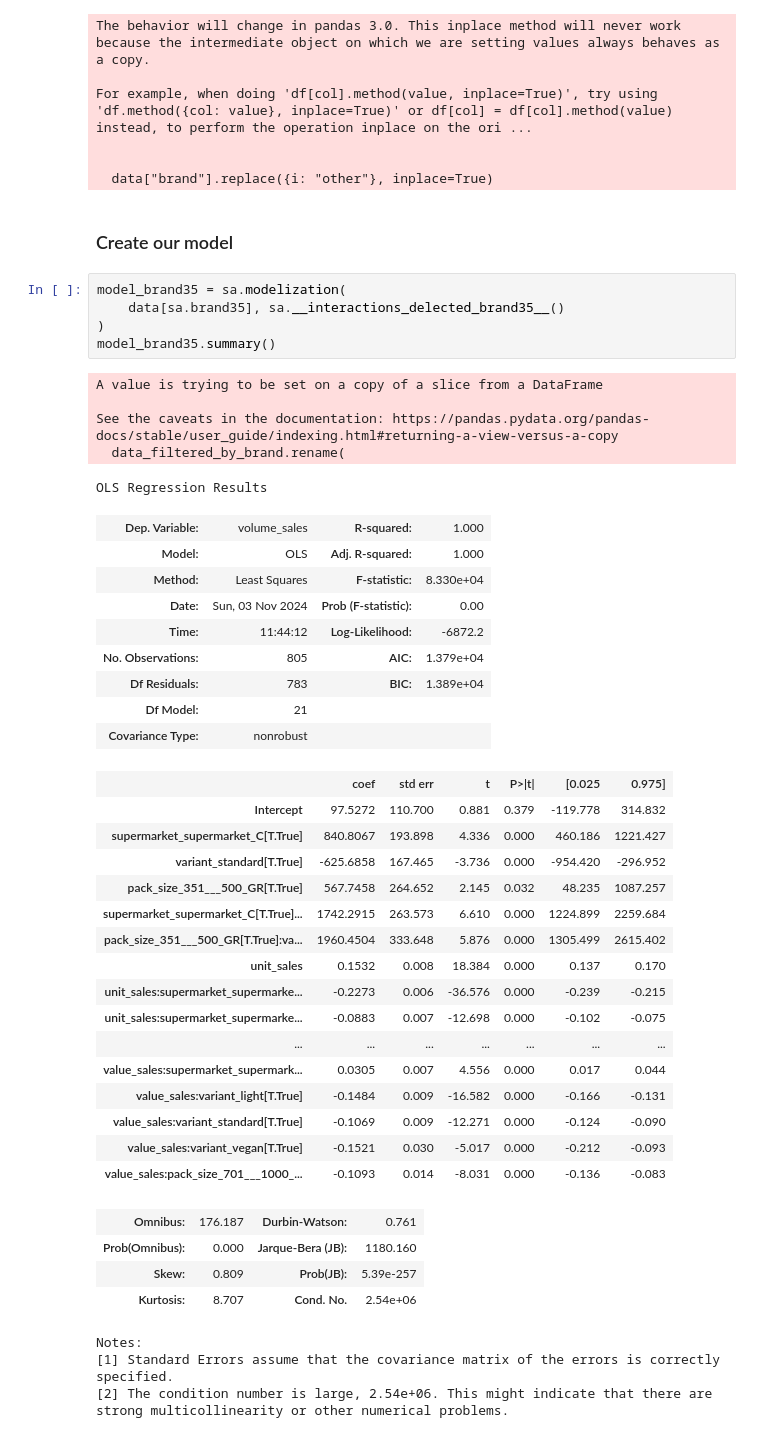
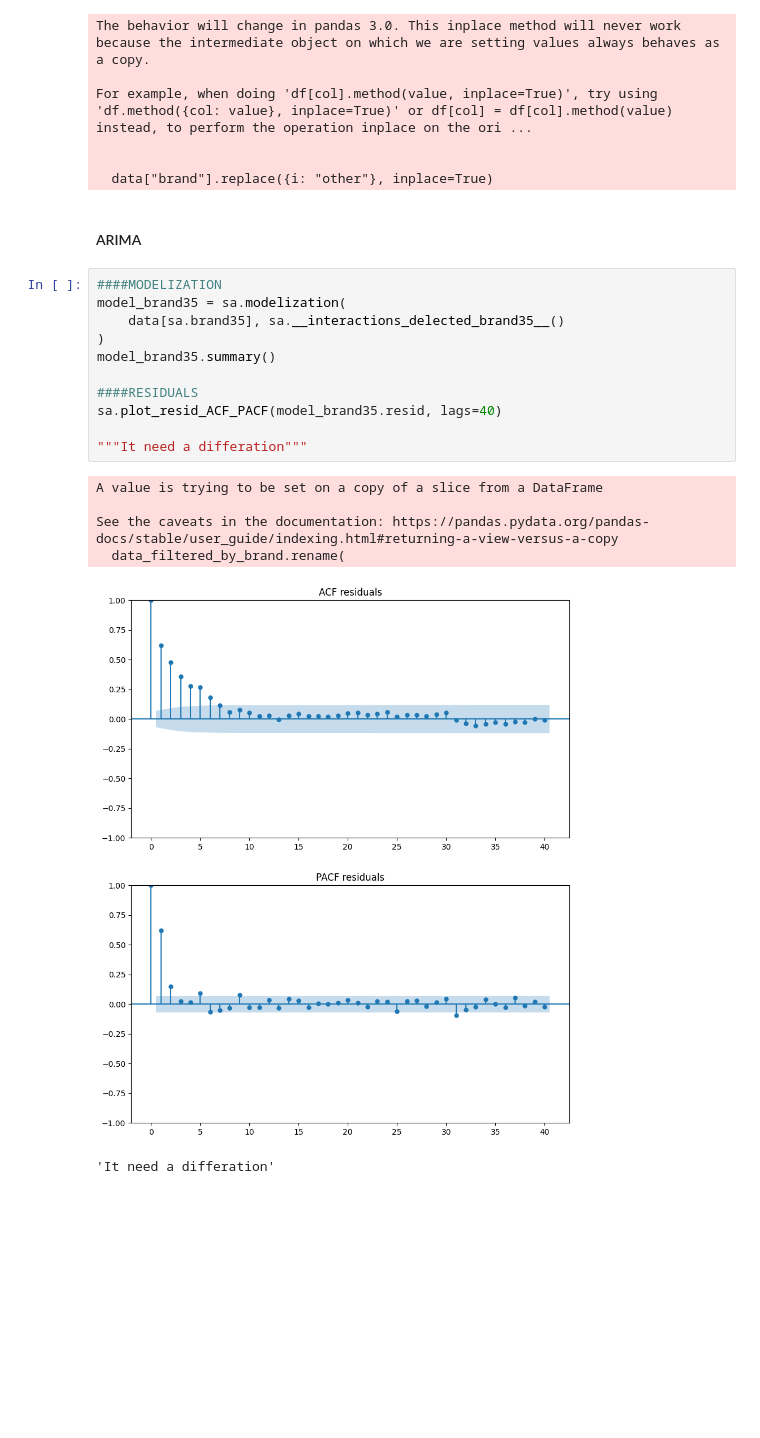
Before and after one commit to oscarjibou/BT-DataAnalysis, a Jupyter notebook: data_analysis.ipynb, the cells around one changed output. Cells and saved outputs as stored; diff of their text form; blank space fills up the shorter version.

```diff
--- a/data_analysis.ipynb
+++ b/data_analysis.ipynb
@@ -15,49 +15,23 @@ For example, when doing 'df[col].method(value, inplace=True)', try using 'df.met
 
 
   data["brand"].replace({i: "other"}, inplace=True)
-# %% [markdown]
-### Create our model
+# %% [markdown]
+#### ARIMA
 # %%
+####MODELIZATION
 model_brand35 = sa.modelization(
     data[sa.brand35], sa.__interactions_delected_brand35__()
 )
 model_brand35.summary()
+
+####RESIDUALS
+sa.plot_resid_ACF_PACF(model_brand35.resid, lags=40)
+
+"""It need a differation"""
 # %% [output]
 A value is trying to be set on a copy of a slice from a DataFrame
 
 See the caveats in the documentation: https://pandas.pydata.org/pandas-docs/stable/user_guide/indexing.html#returning-a-view-versus-a-copy
   data_filtered_by_brand.rename(
+[figure, added]
-OLS Regression Results
+'It need a differation'
-| Dep. Variable: | volume_sales | R-squared: | 1.000 |
-| Model: | OLS | Adj. R-squared: | 1.000 |
-| Method: | Least Squares | F-statistic: | 8.330e+04 |
-| Date: | Sun, 03 Nov 2024 | Prob (F-statistic): | 0.00 |
-| Time: | 11:44:12 | Log-Likelihood: | -6872.2 |
-| No. Observations: | 805 | AIC: | 1.379e+04 |
-| Df Residuals: | 783 | BIC: | 1.389e+04 |
-| Df Model: | 21 |  |  |
-| Covariance Type: | nonrobust |  |  |
-|  | coef | std err | t | P>|t| | [0.025 | 0.975] |
-| Intercept | 97.5272 | 110.700 | 0.881 | 0.379 | -119.778 | 314.832 |
-| supermarket_supermarket_C[T.True] | 840.8067 | 193.898 | 4.336 | 0.000 | 460.186 | 1221.427 |
-| variant_standard[T.True] | -625.6858 | 167.465 | -3.736 | 0.000 | -954.420 | -296.952 |
-| pack_size_351___500_GR[T.True] | 567.7458 | 264.652 | 2.145 | 0.032 | 48.235 | 1087.257 |
-| supermarket_supermarket_C[T.True]... | 1742.2915 | 263.573 | 6.610 | 0.000 | 1224.899 | 2259.684 |
-| pack_size_351___500_GR[T.True]:va... | 1960.4504 | 333.648 | 5.876 | 0.000 | 1305.499 | 2615.402 |
-| unit_sales | 0.1532 | 0.008 | 18.384 | 0.000 | 0.137 | 0.170 |
-| unit_sales:supermarket_supermarke... | -0.2273 | 0.006 | -36.576 | 0.000 | -0.239 | -0.215 |
-| unit_sales:supermarket_supermarke... | -0.0883 | 0.007 | -12.698 | 0.000 | -0.102 | -0.075 |
-| ... | ... | ... | ... | ... | ... | ... |
-| value_sales:supermarket_supermark... | 0.0305 | 0.007 | 4.556 | 0.000 | 0.017 | 0.044 |
-| value_sales:variant_light[T.True] | -0.1484 | 0.009 | -16.582 | 0.000 | -0.166 | -0.131 |
-| value_sales:variant_standard[T.True] | -0.1069 | 0.009 | -12.271 | 0.000 | -0.124 | -0.090 |
-| value_sales:variant_vegan[T.True] | -0.1521 | 0.030 | -5.017 | 0.000 | -0.212 | -0.093 |
-| value_sales:pack_size_701___1000_... | -0.1093 | 0.014 | -8.031 | 0.000 | -0.136 | -0.083 |
-| Omnibus: | 176.187 | Durbin-Watson: | 0.761 |
-| Prob(Omnibus): | 0.000 | Jarque-Bera (JB): | 1180.160 |
-| Skew: | 0.809 | Prob(JB): | 5.39e-257 |
-| Kurtosis: | 8.707 | Cond. No. | 2.54e+06 |
-Notes:
-[1] Standard Errors assume that the covariance matrix of the errors is correctly specified.
-[2] The condition number is large, 2.54e+06. This might indicate that there are
-strong multicollinearity or other numerical problems.
```
Also changed, not shown: parts of 3 cells of this notebook, 2 other files.
